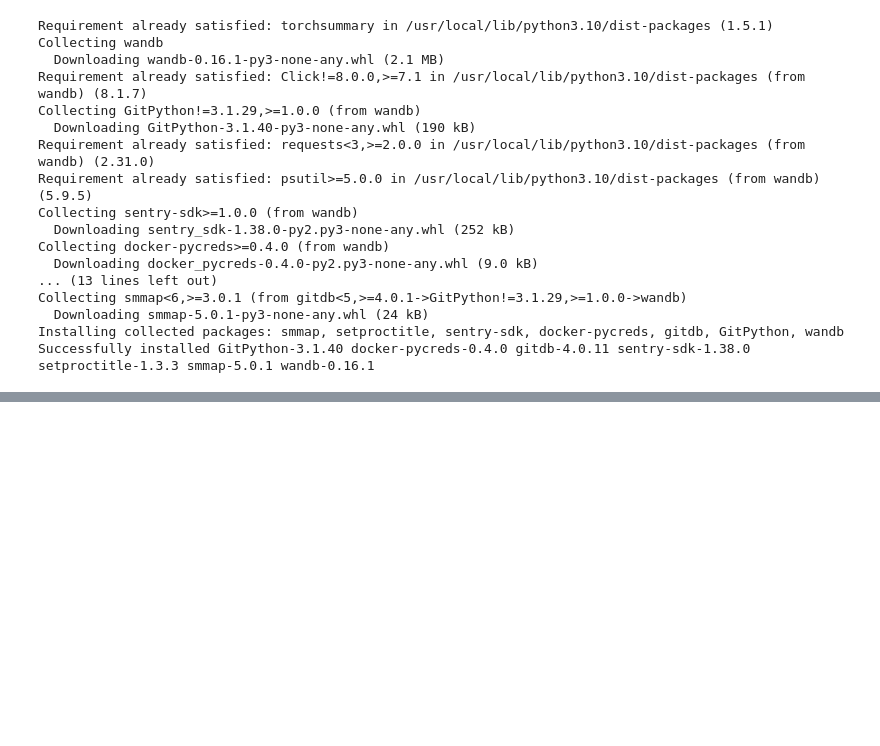
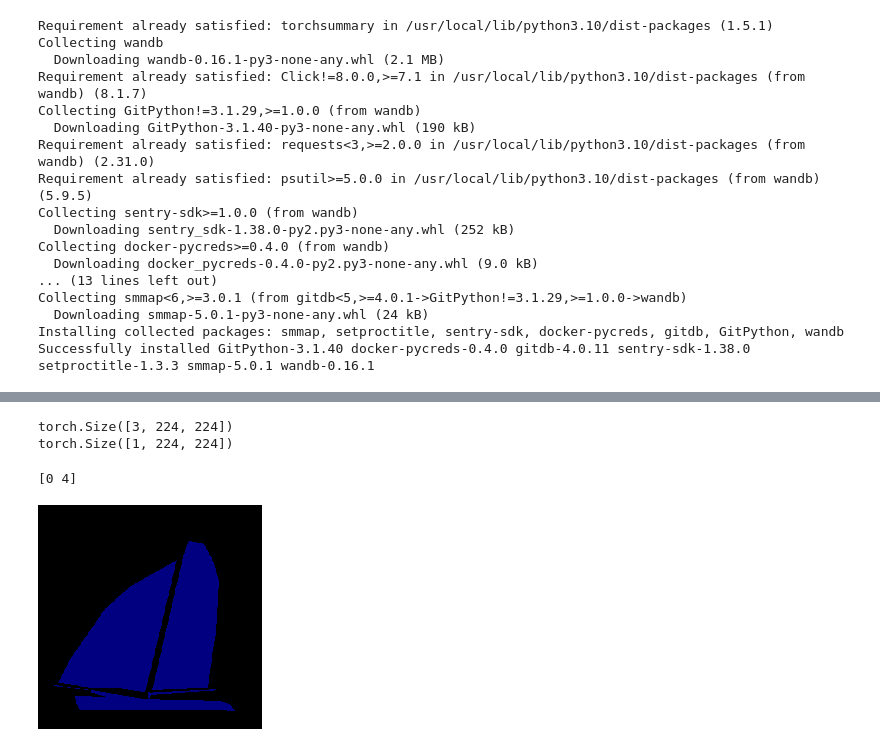
Before and after one commit to Thomas-rnd/Semantic-segmentation, a Jupyter notebook: semantic_segmentation.ipynb, the cells around one changed output, grey strips where cells are left out. Drawn from its saved outputs; the diff is of its cells as text; code cells hidden in the pictures; blank space fills up the shorter version.

```diff
--- a/semantic_segmentation.ipynb
+++ b/semantic_segmentation.ipynb
@@ -596,0 +795,31 @@ next(iter(original_dataset))[0]
+# %%
+train_tf = Mask_Aug(transforms=[            ToTensor(),
+                                            PILToTensor(),
+                                            Resize((256,256)), RandomCrop((224, 224)),
+                                            RandomHorizontalFlip(0.5),
+                                            ToDtype(dtype=torch.float32),
+                                            Normalize(mean=[0.485, 0.456, 0.406], std=[0.229, 0.224, 0.225])
+                                        ])
+
+val_tf = Mask_Aug(transforms=[
+                                  ToTensor(),
+                                  PILToTensor(),
+                                  Resize((224, 224)),
+                                  Normalize(mean=[0.485, 0.456, 0.406], std=[0.229, 0.224, 0.225])
+                            ])
+
+train_dataset = SemanticSegmentationDataset(root='/content/gdrive/My Drive/semantic_segmentation/data/',
+                                            year='2012',
+                                            image_set='train',
+                                            batch_size=12,
+                                            shuffle=True,
+                                            transforms=train_tf)
+
+"""
+val_dataset = SemanticSegmentationDataset(root='/content/gdrive/My Drive/semantic_segmentation/data/',
+                                          year='2012',
+                                          image_set='val',
+                                          batch_size=4,
+                                          shuffle=False,
+                                          transforms=val_tf)
+"""
@@ -596,0 +830,21 @@ next(iter(original_dataset))[0]
+# %%
+test = next(iter(train_dataset.loader))
+image=test[0][10]
+target=test[1][10]
+print(image.shape)
+print(target.shape)
+# %% [output]
+torch.Size([3, 224, 224])
+torch.Size([1, 224, 224])
+# %%
+tensor_np = target.numpy()
+# Get unique values from the tensor
+unique_values = np.unique(tensor_np)
+print(unique_values)
+# %% [output]
+[0 4]
+# %%
+a,b=ToPILImage()(image,target)
+b
+# %% [output]
+[figure, added]
```
Also changed, not shown: parts of 20 cells of this notebook.
